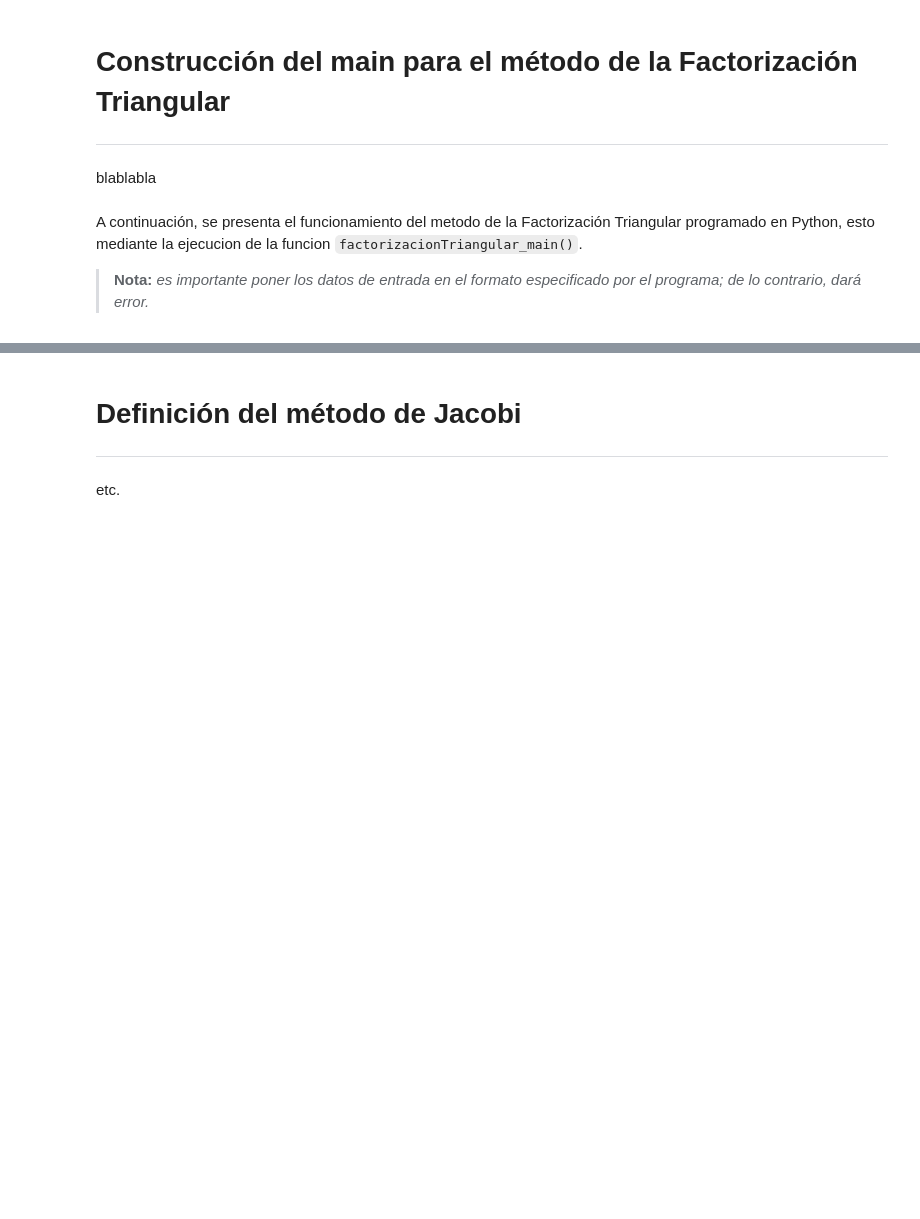
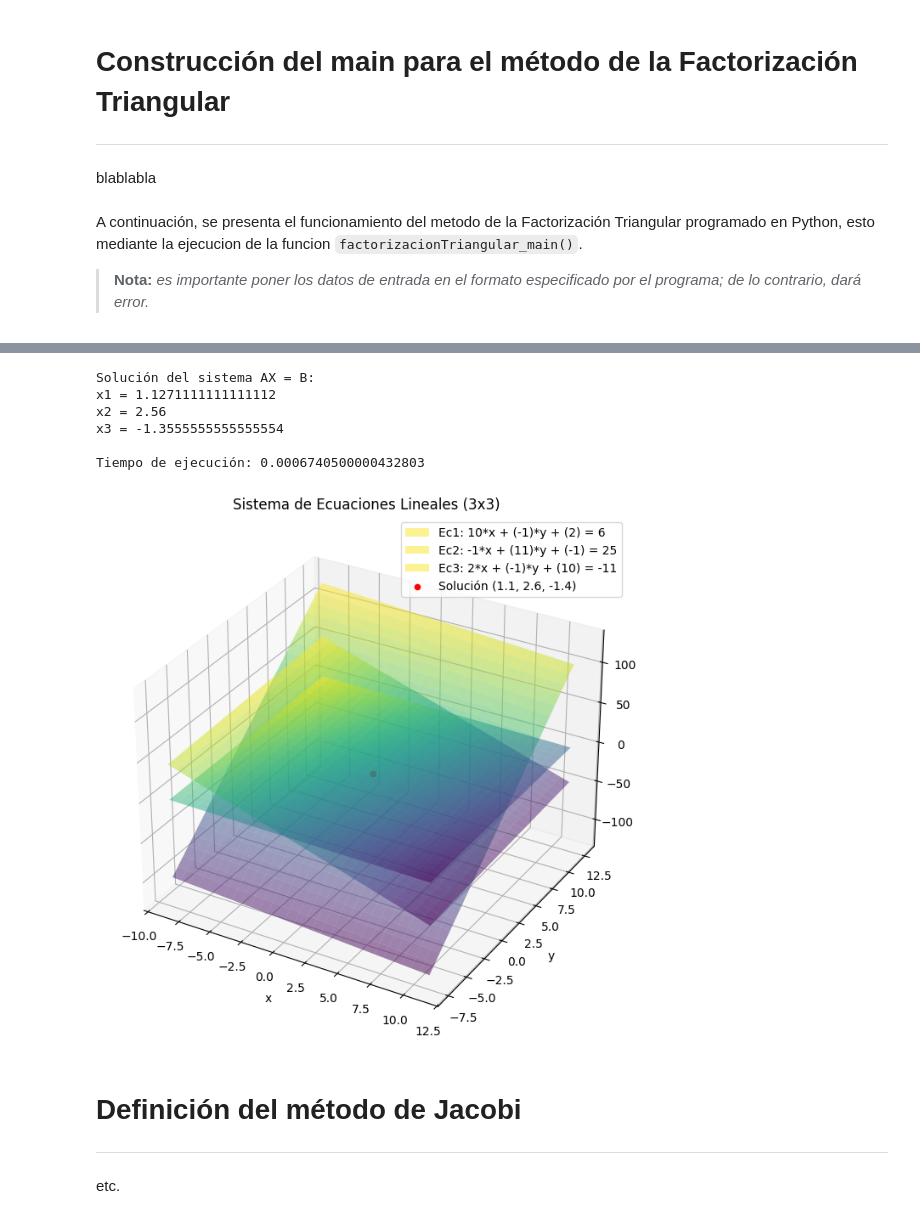
Before and after one commit to jdrsajonia/metodos_numericos, a Jupyter notebook: lab2_solucion_sistemas_ecuaciones_lineales/lab2_metodos_numericos.ipynb, the cells around one changed output, grey strips where cells are left out. Cells and saved outputs as stored; diff of their text form; code cells hidden in the pictures; blank space fills up the shorter version.

```diff
--- a/lab2_solucion_sistemas_ecuaciones_lineales/lab2_metodos_numericos.ipynb
+++ b/lab2_solucion_sistemas_ecuaciones_lineales/lab2_metodos_numericos.ipynb
@@ -320,3 +458,18 @@ x4 = 4.0
+# %%
+A_3=np.array([[10, -1, 2],
+              [-1, 11, -1],
+              [2, -1, 10],])
+b_3=np.array([6, 25, -11])
+
+ALUmain(A_3,b_3, console_input=False)
+# %% [output]
+Solución del sistema AX = B:
+x1 = 1.1271111111111112
+x2 = 2.56
+x3 = -1.3555555555555554
+
+Tiempo de ejecución: 0.0006740500000432803
+[figure, added]
 # %% [markdown]
 # Definición del método de Jacobi
 ---
```
Also changed, not shown: parts of 6 cells of this notebook, 1 other file.
